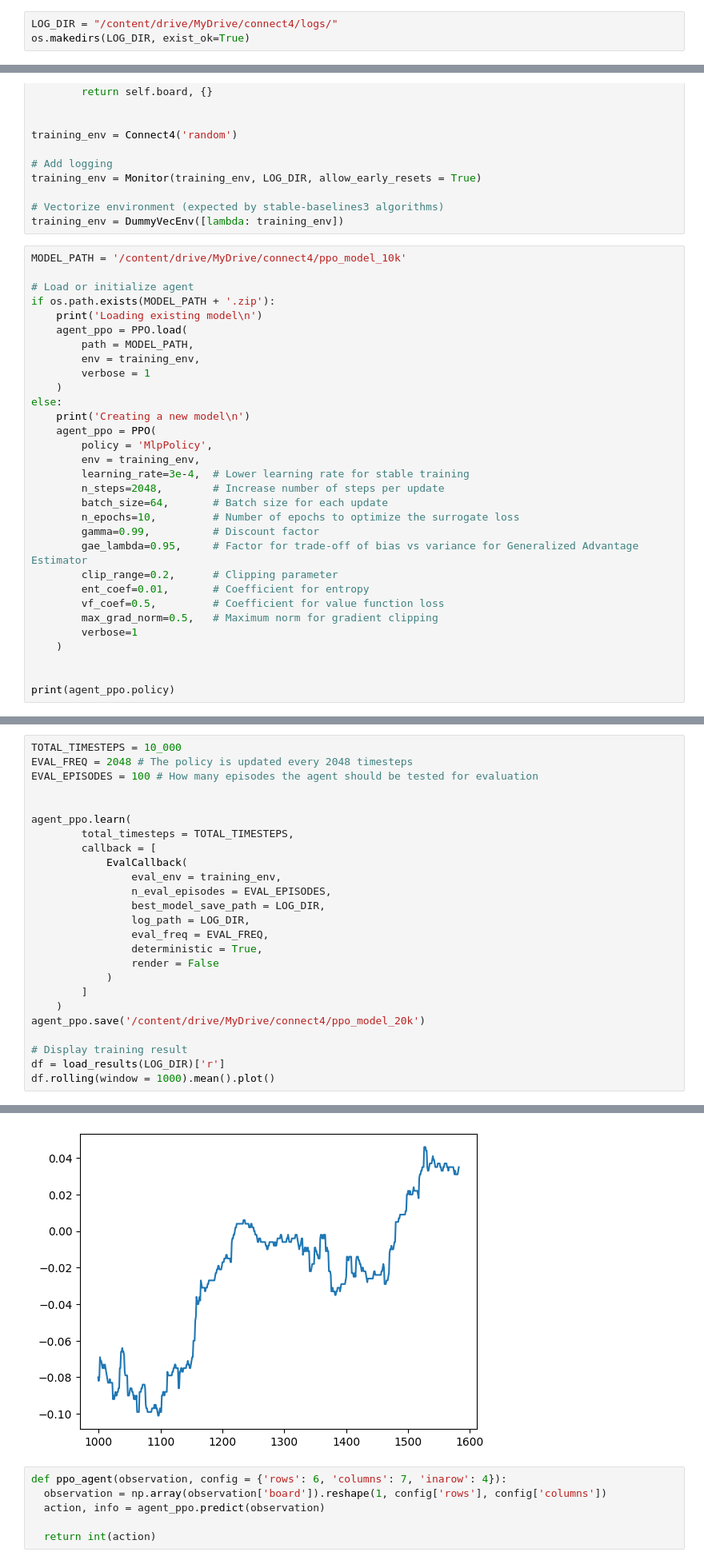
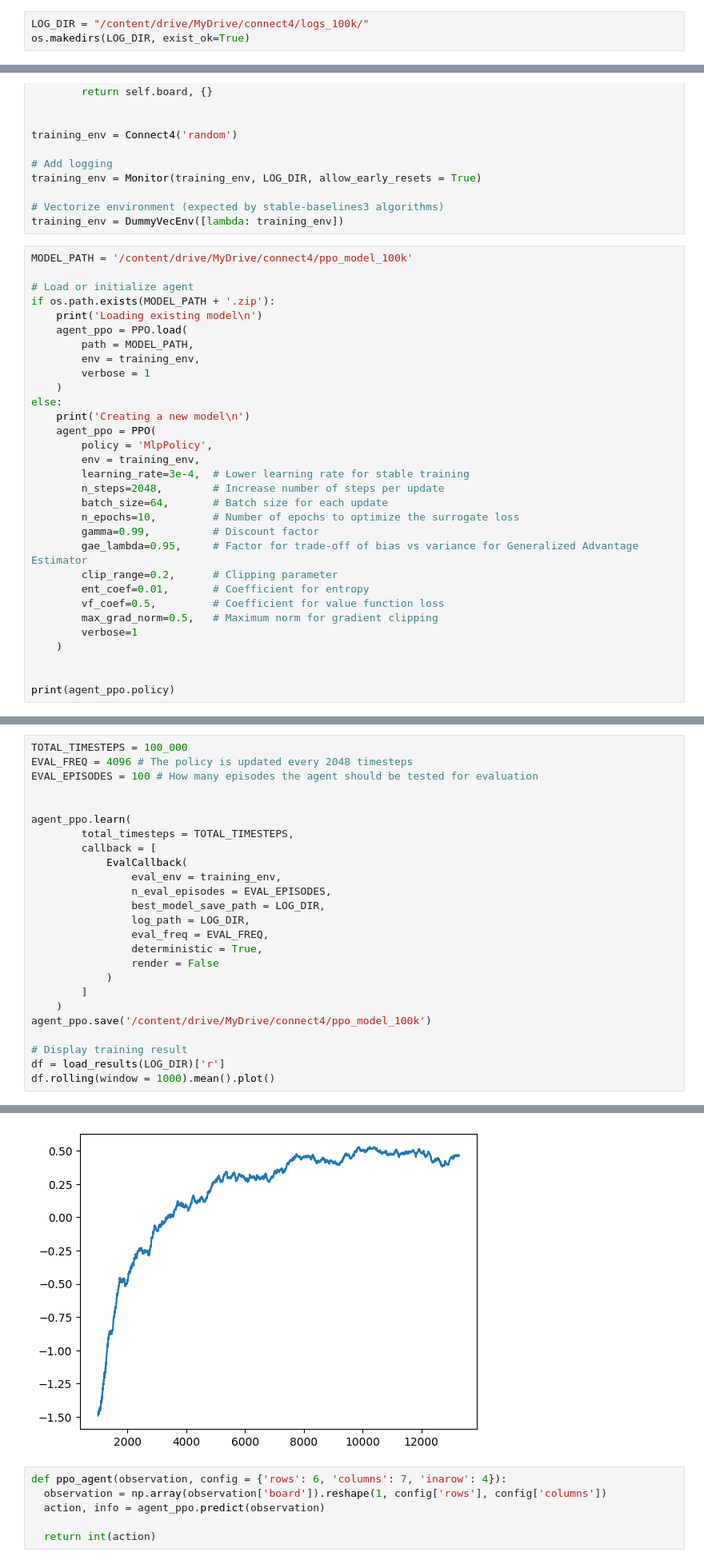
Before and after one commit to hchaparov/Dynamic_Pricing_MARL, a Jupyter notebook: 2A_Connect4_ppo.ipynb, the cells around one changed output, grey strips where cells are left out. Shown: that part at 80% size. Cells and saved outputs as stored; diff of their text form.

```diff
--- a/2A_Connect4_ppo.ipynb
+++ b/2A_Connect4_ppo.ipynb
@@ -46,7 +46,7 @@ drive.mount('/content/drive')
 # %% [output]
 Drive already mounted at /content/drive; to attempt to forcibly remount, call drive.mount("/content/drive", force_remount=True).
 # %%
-LOG_DIR = "/content/drive/MyDrive/connect4/logs/"
+LOG_DIR = "/content/drive/MyDrive/connect4/logs_100k/"
 os.makedirs(LOG_DIR, exist_ok=True)
 # %%
 class Connect4(gym.Env):
@@ -140,7 +140,7 @@ training_env = Monitor(training_env, LOG_DIR, allow_early_resets = True)
 # Vectorize environment (expected by stable-baselines3 algorithms)
 training_env = DummyVecEnv([lambda: training_env])
 # %%
-MODEL_PATH = '/content/drive/MyDrive/connect4/ppo_model_10k'
+MODEL_PATH = '/content/drive/MyDrive/connect4/ppo_model_100k'
 
 # Load or initialize agent
 if os.path.exists(MODEL_PATH + '.zip'):
@@ -189,8 +189,8 @@ ActorCriticPolicy(
   (value_net): Linear(in_features=64, out_features=1, bias=True)
 )
 # %%
-TOTAL_TIMESTEPS = 10_000
-EVAL_FREQ = 2048 # The policy is updated every 2048 timesteps
+TOTAL_TIMESTEPS = 100_000
+EVAL_FREQ = 4096 # The policy is updated every 2048 timesteps
 EVAL_EPISODES = 100 # How many episodes the agent should be tested for evaluation
 
 
@@ -208,7 +208,7 @@ agent_ppo.learn(
             )
         ]
     )
-agent_ppo.save('/content/drive/MyDrive/connect4/ppo_model_20k')
+agent_ppo.save('/content/drive/MyDrive/connect4/ppo_model_100k')
 
 # Display training result
 df = load_results(LOG_DIR)['r']
@@ -234,5 +234,5 @@ New best mean reward!
 <Axes: >
-[figure, old version]
+[figure, new version]
 # %%
 def ppo_agent(observation, config = {'rows': 6, 'columns': 7, 'inarow': 4}):
   observation = np.array(observation['board']).reshape(1, config['rows'], config['columns'])
```
Also changed, not shown: parts of 3 cells of this notebook.
